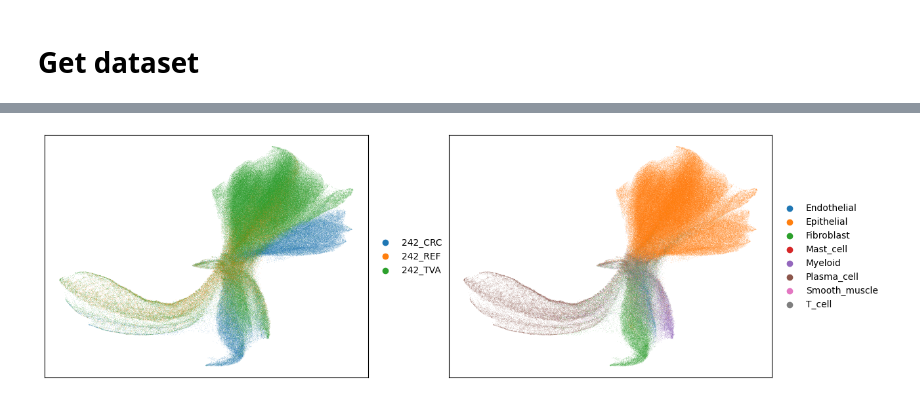
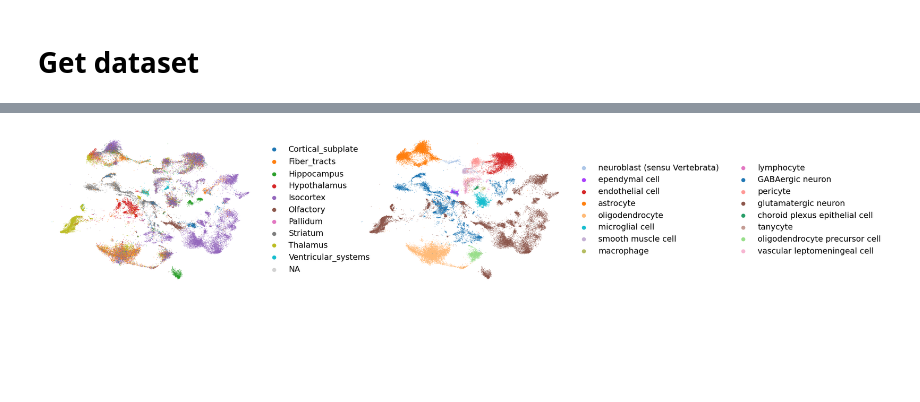
Before and after one commit to PMBio/cellina-reproducibility, a Jupyter notebook: notebooks/datasets.ipynb, the cells around one changed output, grey strips where cells are left out. Drawn from its saved outputs; the diff is of its cells as text; code cells hidden in the pictures; blank space fills up the shorter version.

```diff
--- a/notebooks/datasets.ipynb
+++ b/notebooks/datasets.ipynb
@@ -109,12 +131,17 @@ plt.show()
+# %%
+adata.obsm["spatial"] = adata.obsm["X_spatial_coords"]
+# %%
+cats = adata.obs[labels_key].cat.categories
+adata.uns[f"{labels_key}_colors"] = [color_dict[c] for c in cats]
 # %%
-adata_1 = adata[adata.obs[batch_key]==242]
-adata_2 = adata[adata.obs[batch_key]==232]
+adata_1 = adata[adata.obs[batch_key]==242] if dataset_name=='crc' else adata[adata.obs[batch_key]=='C57BL6J-2.036']
+adata_2 = adata[adata.obs[batch_key]==232] if dataset_name=='crc' else adata[adata.obs[batch_key]=='C57BL6J-2.039']
 # %%
-axs = sc.pl.spatial(adata_1, color=[domains_key, labels_key], spot_size=100, show=False)
+axs = sc.pl.spatial(adata_1, color=[domains_key, labels_key], spot_size=50, show=False, legend_fontsize=14)
 for ax in axs:
     ax.set_xlabel("")
     ax.set_ylabel("")
     ax.set_title("")
-plt.savefig('../figures/crc_slide_242.png', dpi=300, bbox_inches='tight')
+plt.savefig(f'../figures/{dataset_name}_slide_1.png', dpi=300, bbox_inches='tight')
 plt.show()
 # %% [output]
@@ -125,10 +154,10 @@ sc.tl.umap(adata_1)
 # %%
-axs = sc.pl.umap(adata_1, color=[domains_key, labels_key], show=False)
+axs = sc.pl.umap(adata_1, color=[domains_key, labels_key], wspace=0.3, show=False, legend_fontsize=14, frameon=False)
 for ax in axs:
     ax.set_xlabel("")
     ax.set_ylabel("")
     ax.set_title("")
-plt.savefig('../figures/crc_slide_242_umap.png', dpi=300, bbox_inches='tight')
+plt.savefig(f'../figures/{dataset_name}_slide_1_umap.png', dpi=300, bbox_inches='tight')
 plt.show()
 # %% [output]
-[figure, old version]
+[figure, new version]
```
Also changed, not shown: parts of 8 cells of this notebook.
